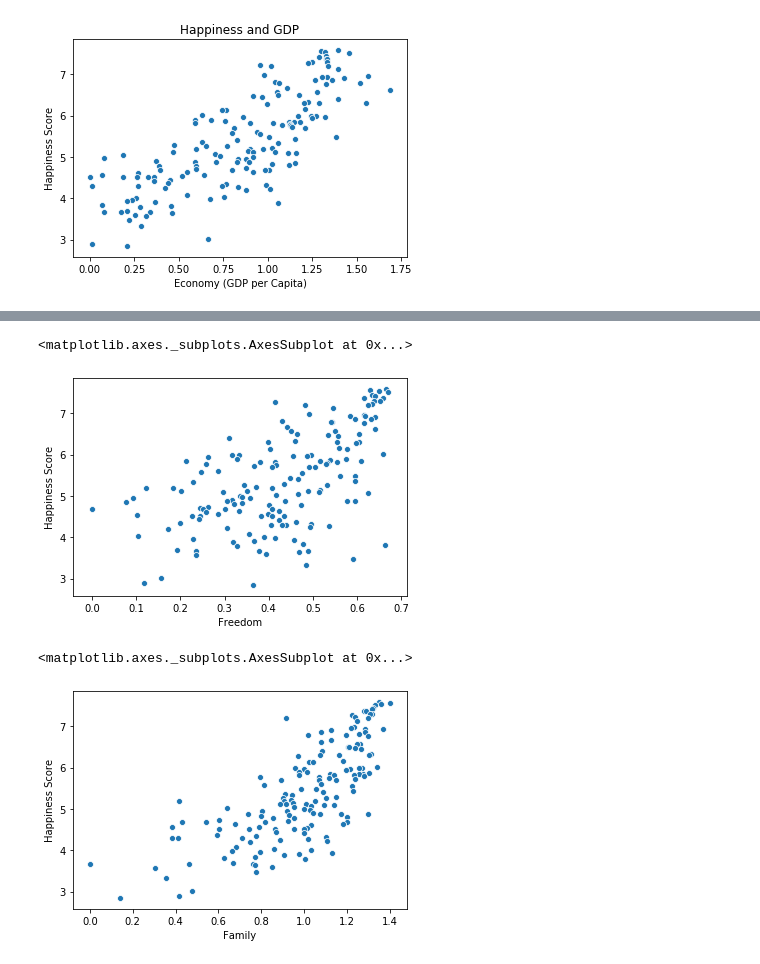
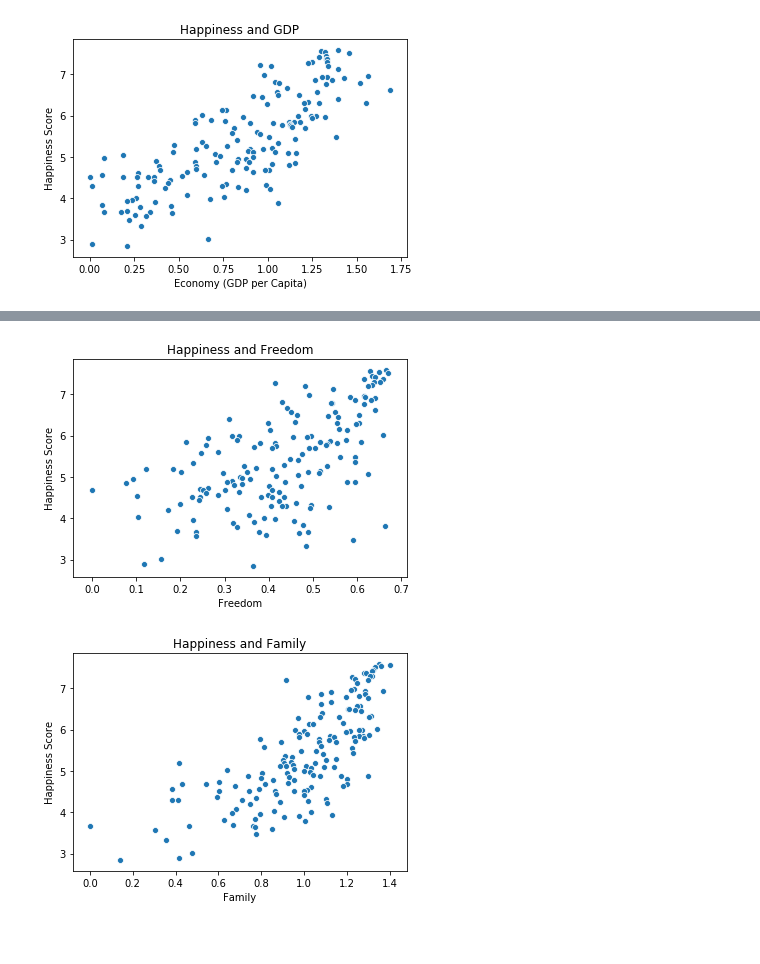
Before and after one commit to ipatel467/Happiness-Index, a Jupyter notebook: Index.ipynb, the cells around one changed output, grey strips where cells are left out. Saved outputs shown, nothing was run; the diff lists cells and outputs as text; code cells hidden in the pictures; blank space fills up the shorter version.

```diff
--- a/Index.ipynb
+++ b/Index.ipynb
@@ -217,12 +181,12 @@ plt.title('Happiness and GDP');
 # %%
 sns.scatterplot(data = df15, x = 'Freedom', y ='Happiness Score' )
+plt.title('Happiness and Freedom');
 # %% [output]
-<matplotlib.axes._subplots.AxesSubplot at 0x...>
-[figure, old version]
+[figure, new version]
 # %%
 sns.scatterplot(data = df15, x = 'Family', y ='Happiness Score' )
+plt.title('Happiness and Family');
 # %% [output]
-<matplotlib.axes._subplots.AxesSubplot at 0x...>
-[figure, old version]
+[figure, new version]
 # %%
 sns.scatterplot(data = df15, x = 'Generosity', y ='Happiness Score' )
```
Also changed, not shown: parts of 9 cells of this notebook.
